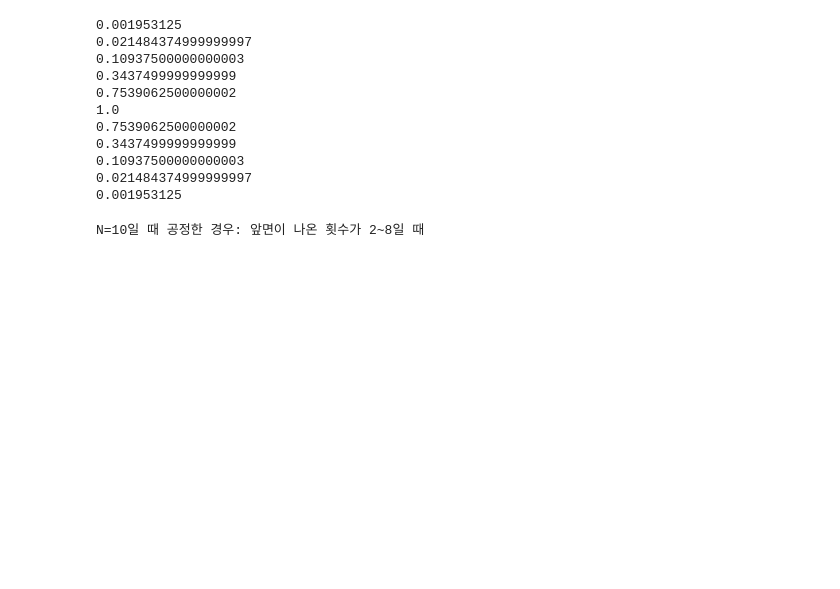
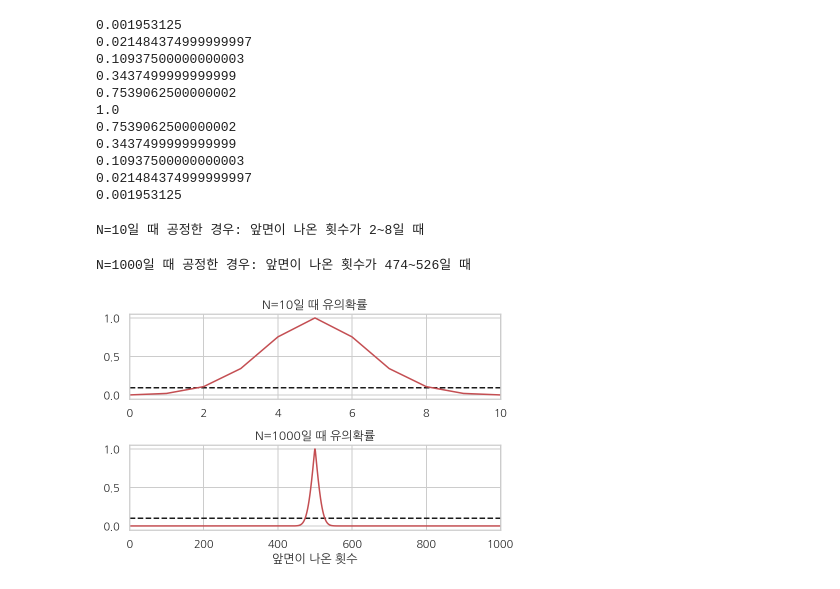
Before and after one commit to whguswls58/TIL, a Jupyter notebook: math/200512_math_12.ipynb, the cells around one changed output. Cells and saved outputs as stored; diff of their text form; code cells hidden in the pictures; blank space fills up the shorter version.

Commit message:
feat: binomail test draw graph practice

```diff
--- a/math/200512_math_12.ipynb
+++ b/math/200512_math_12.ipynb
@@ -130,8 +131,28 @@ print('N={}일 때 공정한 경우: 앞면이 나온 횟수가 {}~{}일 때'.fo
 N=10일 때 공정한 경우: 앞면이 나온 횟수가 2~8일 때
 # %%
 N2 = 1000
-pvalues2 = np.array([sp.stats.binom_test(n, N1) for n in range(N1 + 1)])
-fair_range1 = np.where([pvalues1 > 0.1])
-fair_start1, fair_end1 = fair_range1[1][0], fair_range1[1][-1]
+pvalues2 = np.array([sp.stats.binom_test(n, N2) for n in range(N2 + 1)])
+fair_range2 = np.where([pvalues2 > 0.1])
+fair_start2, fair_end2 = fair_range2[1][0], fair_range2[1][-1]
 
-print('N={}일 때 공정한 경우: 앞면이 나온 횟수가 {}~{}일 때'.format(N1, fair_start1, fair_end1))
+print('N={}일 때 공정한 경우: 앞면이 나온 횟수가 {}~{}일 때'
+      .format(N2, fair_start2, fair_end2))
+# %% [output]
+N=1000일 때 공정한 경우: 앞면이 나온 횟수가 474~526일 때
+# %%
+plt.figure(facecolor="1.")
+plt.subplot(211)
+plt.plot(pvalues1, "r-")
+plt.hlines(y=0.1, xmin=0, xmax=N1 + 1, ls="--")
+plt.xlim(0, N1)
+plt.title("N={}일 때 유의확률".format(N1))
+plt.subplot(212)
+plt.plot(pvalues2, "r-")
+plt.hlines(y=0.1, xmin=0, xmax=N2 + 1, ls="--")
+plt.xlim(0, N2)
+plt.title("N={}일 때 유의확률".format(N2))
+plt.xlabel("앞면이 나온 횟수")
+plt.tight_layout()
+plt.show()
+# %% [output]
+[figure, added]
```
Also changed, not shown: parts of 1 cell of this notebook.
